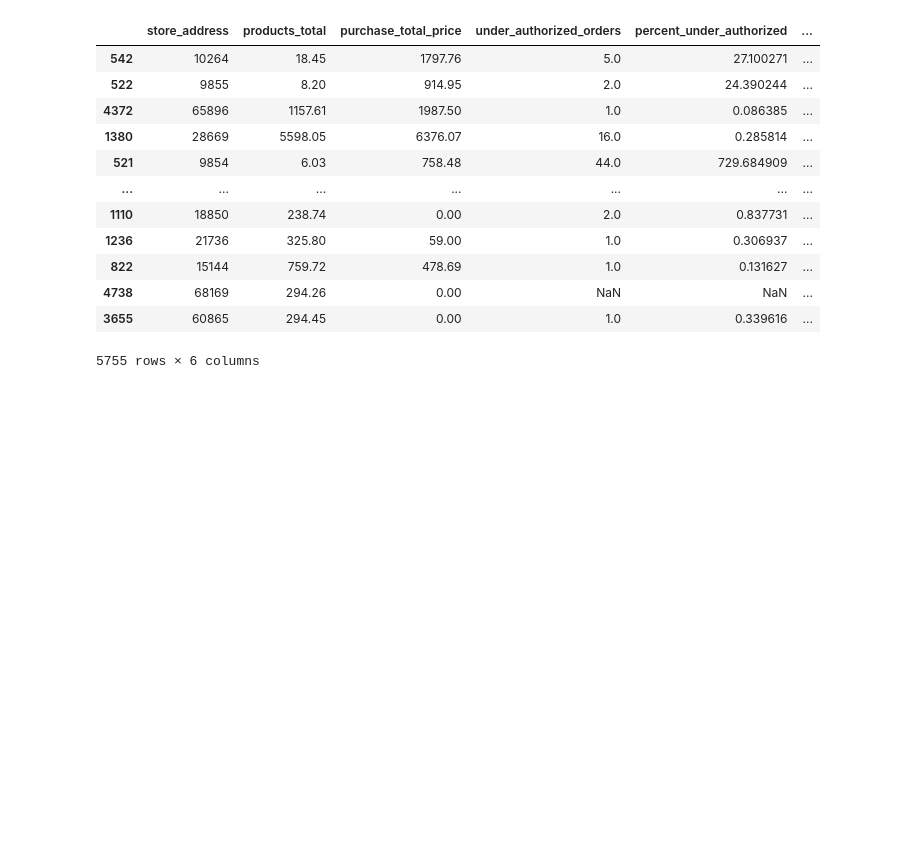
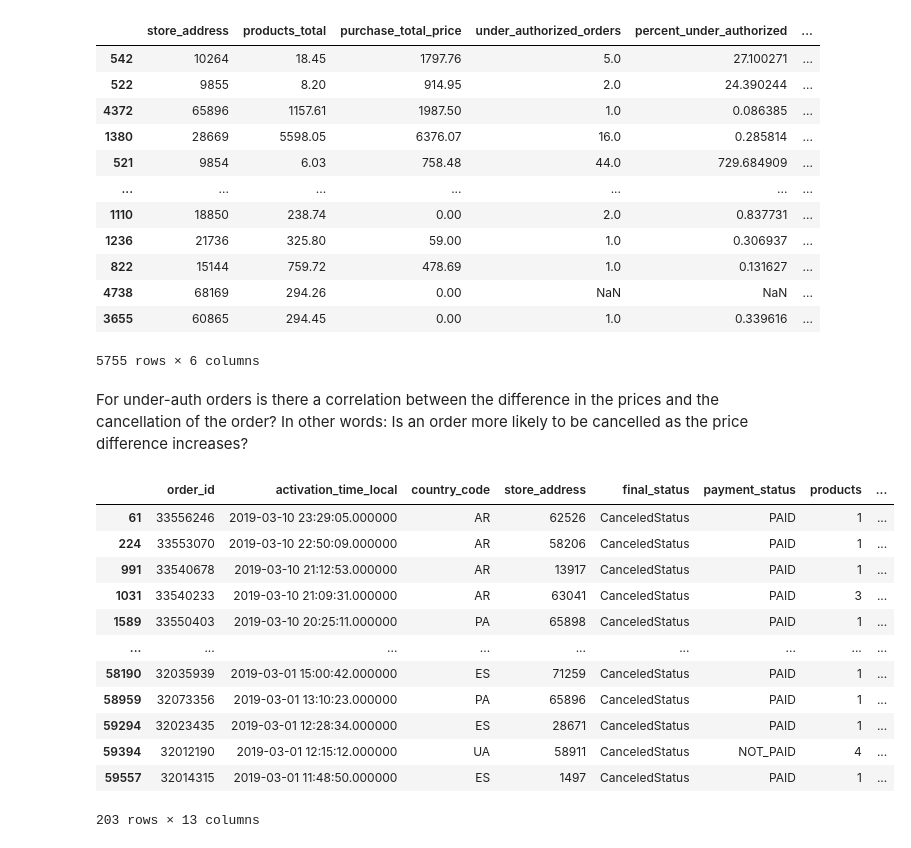
Before and after one commit to leoolessa/ela, a Jupyter notebook: leo.ipynb, the cells around one changed output. Drawn from its saved outputs; the diff is of its cells as text; code cells hidden in the pictures; blank space fills up the shorter version.

Commit message:
question 6

```diff
--- a/leo.ipynb
+++ b/leo.ipynb
@@ -203,3 +203,23 @@ store_stats
 | 4738 | 68169 | 294.26 | 0.00 | NaN | NaN | ... |
 | 3655 | 60865 | 294.45 | 0.00 | 1.0 | 0.339616 | ... |
 5755 rows × 6 columns
+# %% [markdown]
+For under-auth orders is there a correlation between the difference in the prices and the cancellation of the order? In other words: Is an order more likely to be
+cancelled as the price difference increases?
+# %%
+question_under = new_orders[(new_orders['final_status'] == 'CanceledStatus')  & (new_orders['authorization_status'] == 'Under-Authorized') & (new_orders['products_total'] * 1.2 < new_orders['purchase_total_price'])]
+question_under
+# %% [output]
+|  | order_id | activation_time_local | country_code | store_address | final_status | payment_status | products | ... |
+| 61 | 33556246 | 2019-03-10 23:29:05.000000 | AR | 62526 | CanceledStatus | PAID | 1 | ... |
+| 224 | 33553070 | 2019-03-10 22:50:09.000000 | AR | 58206 | CanceledStatus | PAID | 1 | ... |
+| 991 | 33540678 | 2019-03-10 21:12:53.000000 | AR | 13917 | CanceledStatus | PAID | 1 | ... |
+| 1031 | 33540233 | 2019-03-10 21:09:31.000000 | AR | 63041 | CanceledStatus | PAID | 3 | ... |
+| 1589 | 33550403 | 2019-03-10 20:25:11.000000 | PA | 65898 | CanceledStatus | PAID | 1 | ... |
+| ... | ... | ... | ... | ... | ... | ... | ... | ... |
+| 58190 | 32035939 | 2019-03-01 15:00:42.000000 | ES | 71259 | CanceledStatus | PAID | 1 | ... |
+| 58959 | 32073356 | 2019-03-01 13:10:23.000000 | PA | 65896 | CanceledStatus | PAID | 1 | ... |
+| 59294 | 32023435 | 2019-03-01 12:28:34.000000 | ES | 28671 | CanceledStatus | PAID | 1 | ... |
+| 59394 | 32012190 | 2019-03-01 12:15:12.000000 | UA | 58911 | CanceledStatus | NOT_PAID | 4 | ... |
+| 59557 | 32014315 | 2019-03-01 11:48:50.000000 | ES | 1497 | CanceledStatus | PAID | 1 | ... |
+203 rows × 13 columns
```
